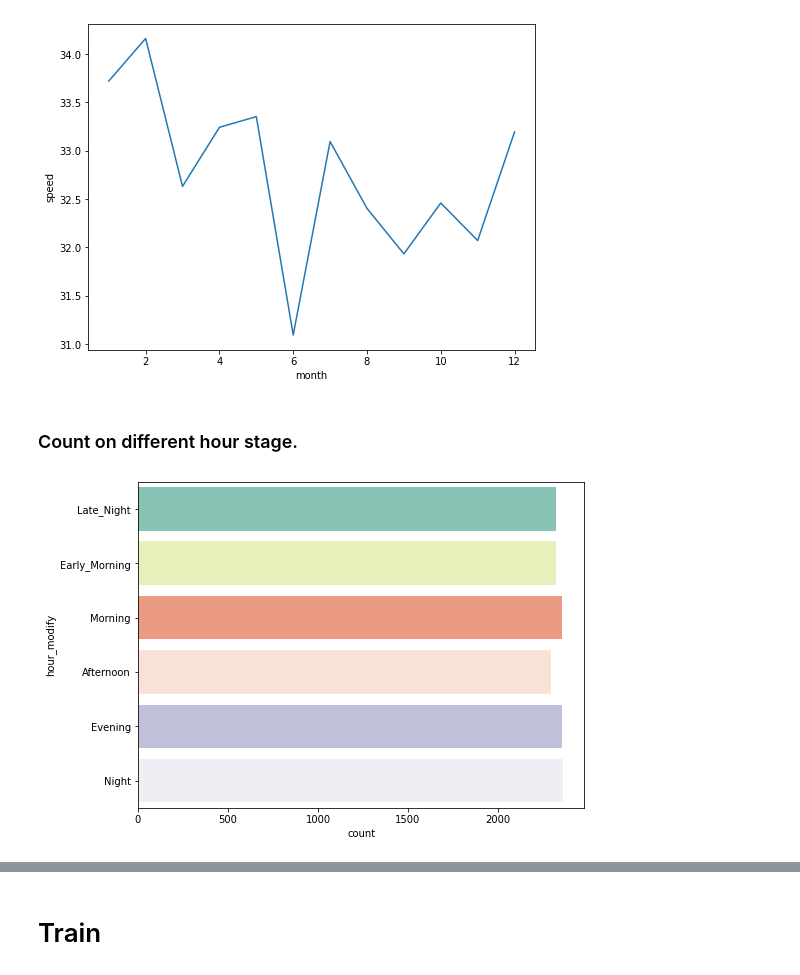
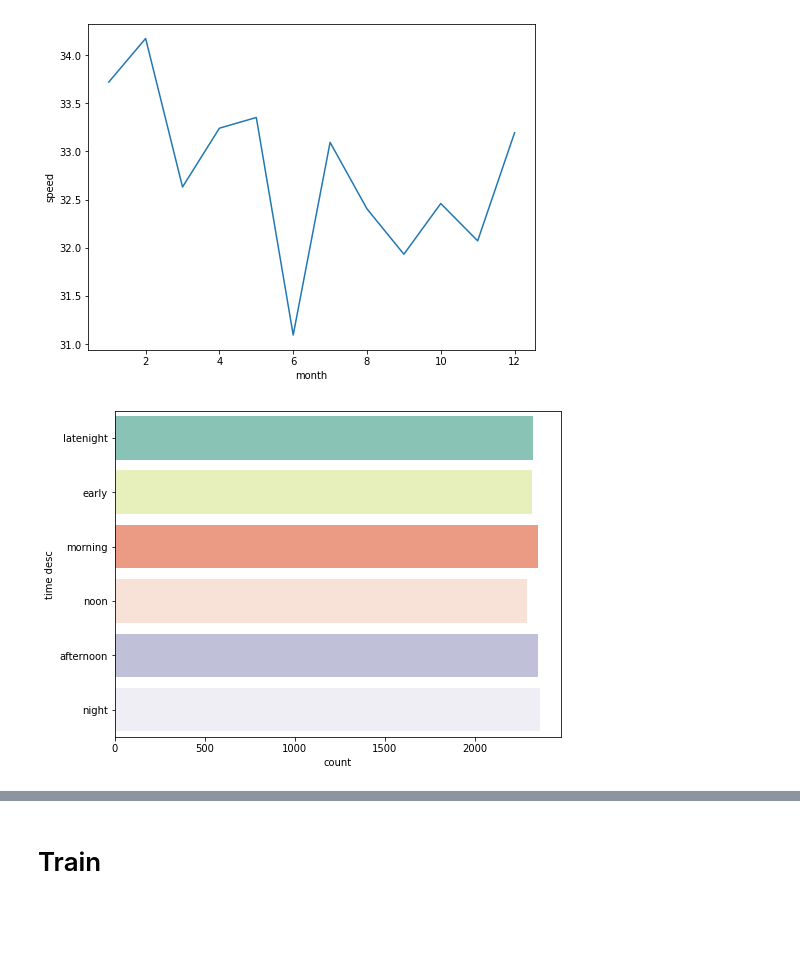
Before and after one commit to sirily11/classes-notes, a Jupyter notebook: notebooks/MSBD5001/project/Individual Project.ipynb, the cells around one changed output, grey strips where cells are left out. Cells and saved outputs as stored; diff of their text form; code cells hidden in the pictures; blank space fills up the shorter version.

```diff
--- a/notebooks/MSBD5001/project/Individual Project.ipynb
+++ b/notebooks/MSBD5001/project/Individual Project.ipynb
@@ -59,7 +63,7 @@ Num GPUs Available:  1
 # %% [markdown]
 ## Asign Holiday to the table
 # %%
-def hour_modify(x: datetime):
+def time_desc(x: datetime):
     Early_Morning = [4,5,6,7]
     Morning = [8,9,10,11]
     Afternoon = [12,13,14,15]
@@ -69,17 +73,17 @@ def hour_modify(x: datetime):
 
 
     if x.hour in Early_Morning:
-        return 'Early_Morning'
+        return 'early'
     elif x.hour in Morning:
-        return 'Morning'
+        return 'morning'
     elif x.hour in Afternoon:
-        return 'Afternoon'
+        return 'noon'
     elif x.hour in Evening:
-        return 'Evening'
+        return 'afternoon'
     elif x.hour in Night:
-        return 'Night'
+        return 'night'
     else:
-        return 'Late_Night'
+        return 'latenight'
 
 def add_holiday_and_weekend(df: pd.DataFrame) -> pd.DataFrame:
     """
@@ -109,7 +113,7 @@ test = pd.read_csv('/content/drive/MyDrive/courses/HKUST/MSBD5001/project/data/i
 train = train.drop('id', axis=1)
 train['date'] = pd.to_datetime(train['date'])
 train = add_holiday_and_weekend(train)
-train['hour_modify']=train['date'].apply(hour_modify)
+train['time desc']=train['date'].apply(time_desc)
 
 train
 # %% [output]
@@ -172,19 +183,29 @@ weather
 # %% [markdown]
 ### Merge
 # %%
-def merge_weather(df: pd.DataFrame, weather: pd.DataFrame) -> pd.DataFrame:
+from pandas import DatetimeIndex
+def merge_weather(df: pd.DataFrame, weather: pd.DataFrame, how='left') -> pd.DataFrame:
     '''
     Merge weather with data.
     '''
     new_df = df.copy()
     new_weather = weather.copy()
 
-    new_df['tmp_date'] = new_df['date']
-    new_weather['tmp_date'] = new_weather['date']
+    # new_df['tmp_date'] = new_df['date']
+    # new_weather['tmp_date'] = new_weather['date']
 
-    new_training_data = new_df.merge(new_weather, on='tmp_date', how='left')
+    new_df['tmp_date'] = new_df['date'].apply(lambda date: date.date())
+    new_weather['tmp_date'] = new_weather['date'].apply(lambda date: date.date())
+
+    new_training_data = new_df.merge(new_weather, on='tmp_date', how=how)
     new_training_data = new_training_data.drop(['tmp_date', 'date_y'], axis=1)
     new_training_data = new_training_data.rename(columns={'date_x': 'date'})
+
+    new_training_data['hour'] = DatetimeIndex(new_training_data['date']).hour
+    new_training_data['day'] = DatetimeIndex(new_training_data['date']).day
+    new_training_data['month'] = DatetimeIndex(new_training_data['date']).month
+    new_training_data['year'] = DatetimeIndex(new_training_data['date']).year
+    new_training_data['weekday'] = DatetimeIndex(new_training_data['date']).weekday
     return new_training_data
 # %%
 new_training_data = merge_weather(train, weather)
@@ -241,14 +264,12 @@ sns.lineplot(x=tmp_data.index,y=tmp_data.speed,data=tmp_data,palette="Set2")
 plt.show()
 # %% [output]
 [figure]
-# %% [markdown]
-### Count on different hour stage.
 # %%
 plt.figure(figsize=(8,6))
-sns.countplot(y='hour_modify',data=new_training_data,palette=["#7fcdbb","#edf8b1","#fc9272","#fee0d2","#bcbddc","#efedf5"])
+sns.countplot(y='time desc',data=new_training_data,palette=["#7fcdbb","#edf8b1","#fc9272","#fee0d2","#bcbddc","#efedf5"])
 plt.show()
 # %% [output]
-[figure, old version]
+[figure, new version]
 # %%
 new_training_data.hist(bins=50,figsize=(20,15))
 plt.show()
```
Also changed, not shown: parts of 45 cells of this notebook, 5 other files.
